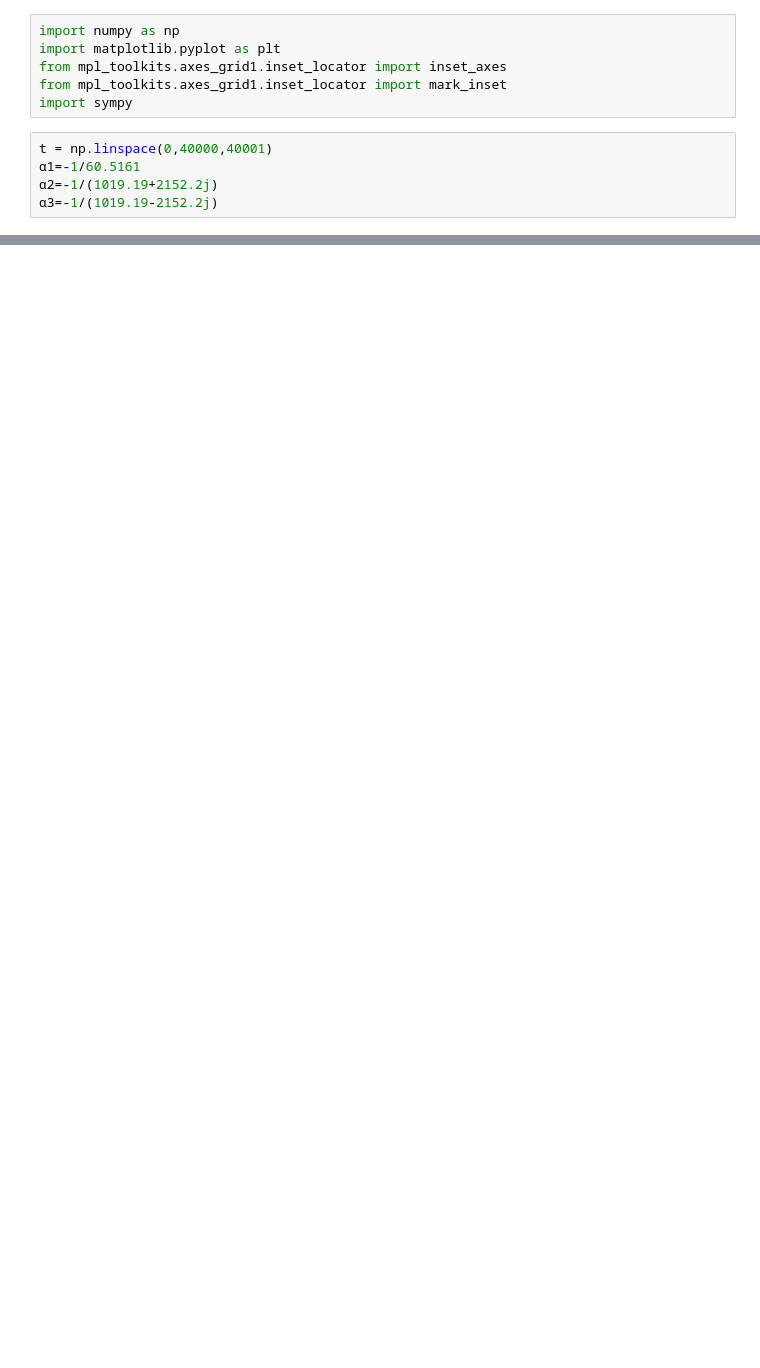
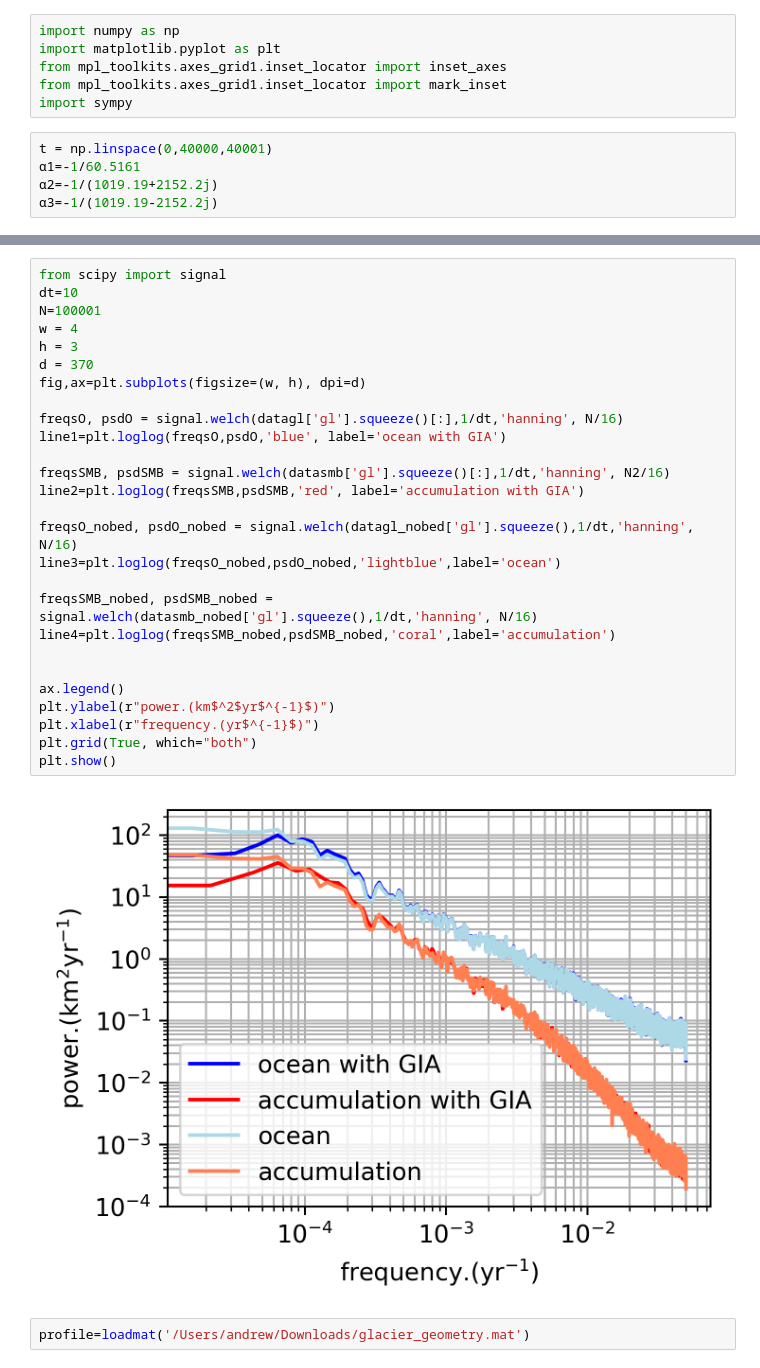
Before and after one commit to hoffmaao/gia2stage, a Jupyter notebook: plots_GIA_analytic.ipynb, the cells around one changed output, grey strips where cells are left out. Saved outputs shown, nothing was run; the diff lists cells and outputs as text; blank space fills up the shorter version.

```diff
--- a/plots_GIA_analytic.ipynb
+++ b/plots_GIA_analytic.ipynb
@@ -74,0 +72,31 @@ plt.show()
+# %%
+from scipy import signal
+dt=10
+N=100001
+w = 4
+h = 3
+d = 370
+fig,ax=plt.subplots(figsize=(w, h), dpi=d)
+
+freqsO, psdO = signal.welch(datagl['gl'].squeeze()[:],1/dt,'hanning', N/16)
+line1=plt.loglog(freqsO,psdO,'blue', label='ocean with GIA')
+
+freqsSMB, psdSMB = signal.welch(datasmb['gl'].squeeze()[:],1/dt,'hanning', N2/16)
+line2=plt.loglog(freqsSMB,psdSMB,'red', label='accumulation with GIA')
+
+freqsO_nobed, psdO_nobed = signal.welch(datagl_nobed['gl'].squeeze(),1/dt,'hanning', N/16)
+line3=plt.loglog(freqsO_nobed,psdO_nobed,'lightblue',label='ocean')
+
+freqsSMB_nobed, psdSMB_nobed = signal.welch(datasmb_nobed['gl'].squeeze(),1/dt,'hanning', N/16)
+line4=plt.loglog(freqsSMB_nobed,psdSMB_nobed,'coral',label='accumulation')
+
+
+ax.legend()
+plt.ylabel(r"power.(km$^2$yr$^{-1}$)")
+plt.xlabel(r"frequency.(yr$^{-1}$)")
+plt.grid(True, which="both")
+plt.show()
+# %% [output]
+[figure, added]
+# %%
+profile=loadmat('/Users/andrew/Downloads/glacier_geometry.mat')
```
Also changed, not shown: parts of 7 cells of this notebook, 10 other files.
